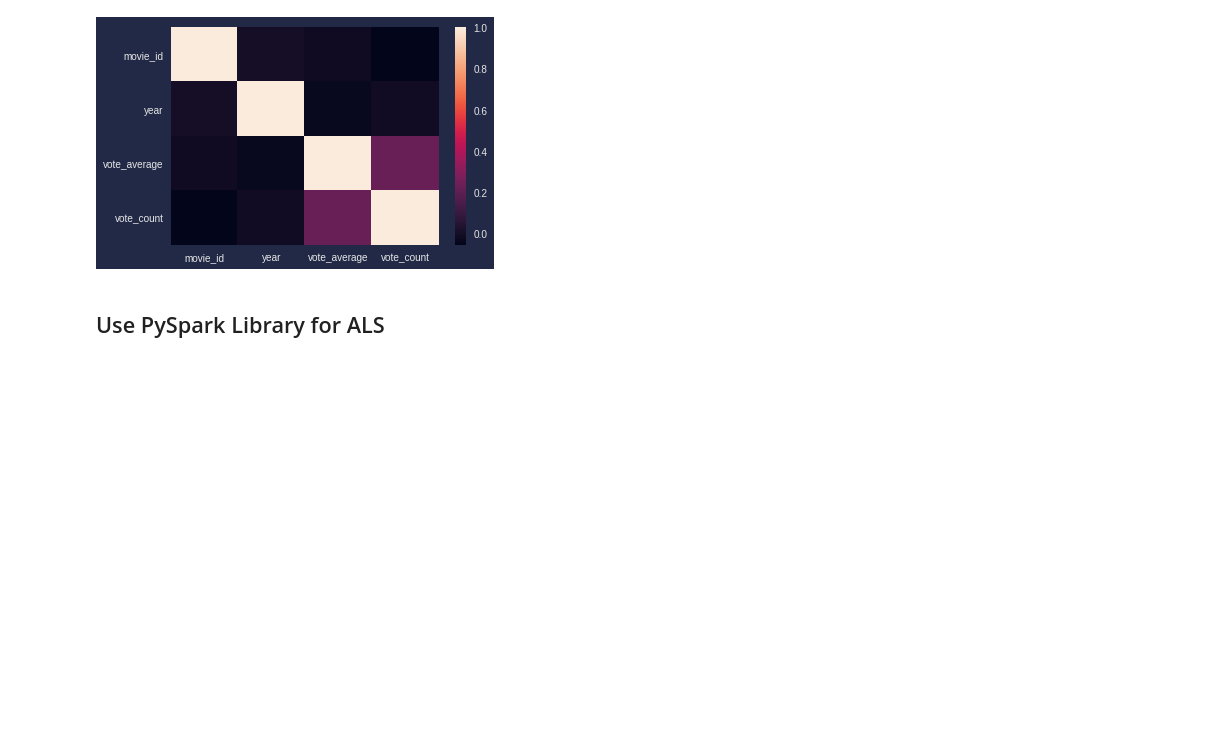
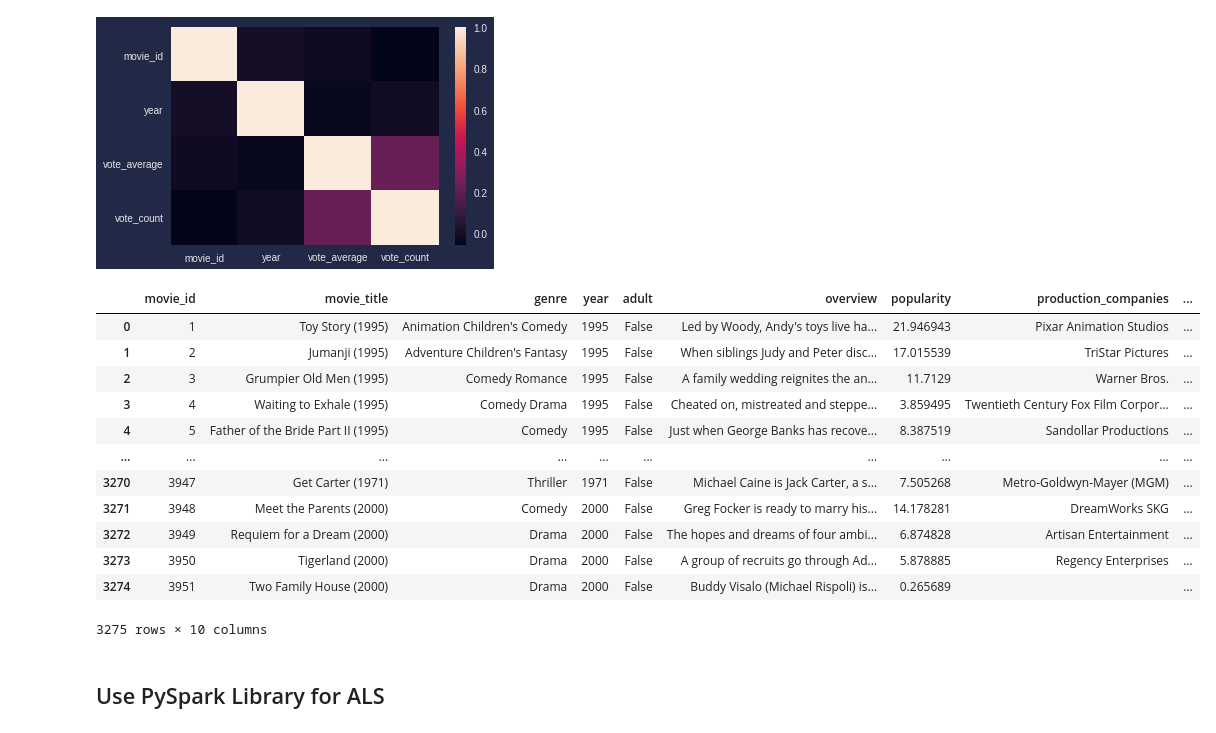
Before and after one commit to branlindsey/movie_recommender, a Jupyter notebook: mat_factorization.ipynb, the cells around one changed output. Drawn from its saved outputs; the diff is of its cells as text; code cells hidden in the pictures; blank space fills up the shorter version.

```diff
--- a/mat_factorization.ipynb
+++ b/mat_factorization.ipynb
@@ -96,6 +96,22 @@ sns.heatmap(movies_full.corr())
 # %% [output]
 <matplotlib.axes._subplots.AxesSubplot at 0x...>
 [figure]
+# %%
+movies_full
+# %% [output]
+|  | movie_id | movie_title | genre | year | adult | overview | popularity | production_companies | ... |
+| 0 | 1 | Toy Story (1995) | Animation Children's Comedy | 1995 | False | Led by Woody, Andy's toys live ha... | 21.946943 | Pixar Animation Studios | ... |
+| 1 | 2 | Jumanji (1995) | Adventure Children's Fantasy | 1995 | False | When siblings Judy and Peter disc... | 17.015539 | TriStar Pictures | ... |
+| 2 | 3 | Grumpier Old Men (1995) | Comedy Romance | 1995 | False | A family wedding reignites the an... | 11.7129 | Warner Bros. | ... |
+| 3 | 4 | Waiting to Exhale (1995) | Comedy Drama | 1995 | False | Cheated on, mistreated and steppe... | 3.859495 | Twentieth Century Fox Film Corpor... | ... |
+| 4 | 5 | Father of the Bride Part II (1995) | Comedy | 1995 | False | Just when George Banks has recove... | 8.387519 | Sandollar Productions | ... |
+| ... | ... | ... | ... | ... | ... | ... | ... | ... | ... |
+| 3270 | 3947 | Get Carter (1971) | Thriller | 1971 | False | Michael Caine is Jack Carter, a s... | 7.505268 | Metro-Goldwyn-Mayer (MGM) | ... |
+| 3271 | 3948 | Meet the Parents (2000) | Comedy | 2000 | False | Greg Focker is ready to marry his... | 14.178281 | DreamWorks SKG | ... |
+| 3272 | 3949 | Requiem for a Dream (2000) | Drama | 2000 | False | The hopes and dreams of four ambi... | 6.874828 | Artisan Entertainment | ... |
+| 3273 | 3950 | Tigerland (2000) | Drama | 2000 | False | A group of recruits go through Ad... | 5.878885 | Regency Enterprises | ... |
+| 3274 | 3951 | Two Family House (2000) | Drama | 2000 | False | Buddy Visalo (Michael Rispoli) is... | 0.265689 |  | ... |
+3275 rows × 10 columns
 # %% [markdown]
 ## Use PySpark Library for ALS
 # %%
```
Also changed, not shown: 8 other files.
